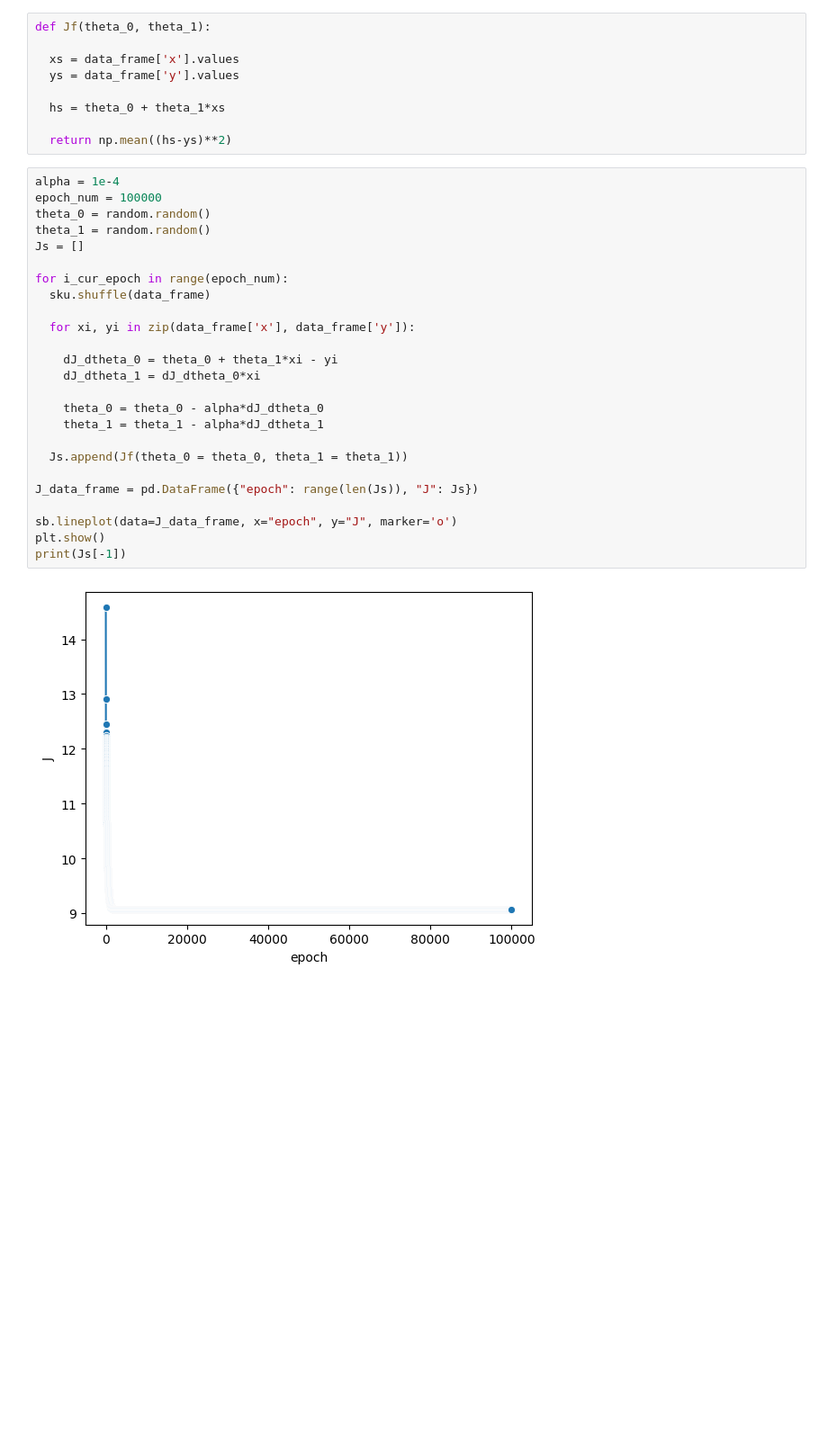
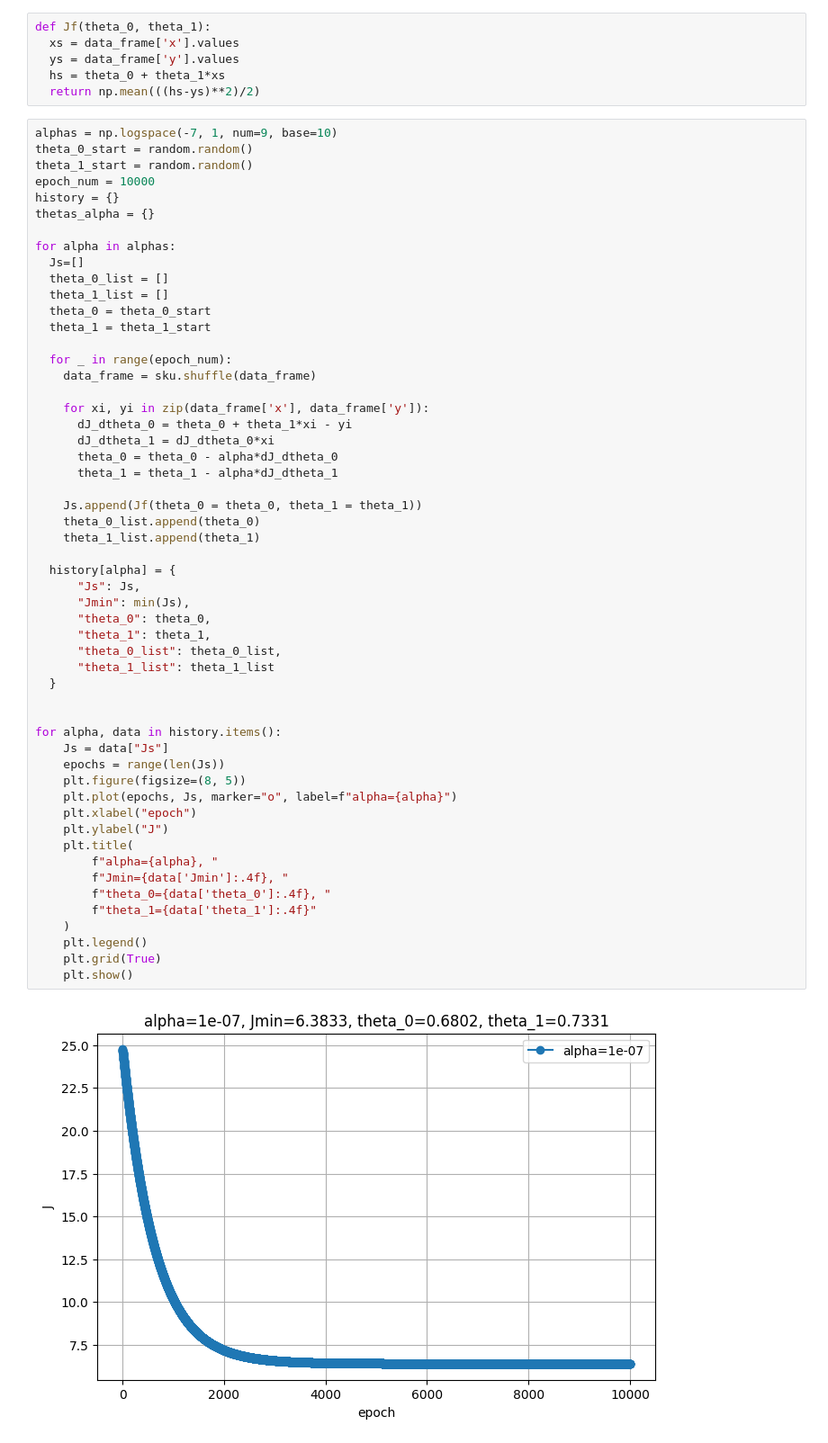
Before and after one commit to KachanVlg/ML-studying, a Jupyter notebook: ML_LR1.ipynb, the cells around one changed output. Shown: that part at 90% size. Saved outputs shown, nothing was run; the diff lists cells and outputs as text; blank space fills up the shorter version.

```diff
--- a/ML_LR1.ipynb
+++ b/ML_LR1.ipynb
@@ -34,37 +35,63 @@ plt.show()
 [figure]
 # %%
 def Jf(theta_0, theta_1):
-
   xs = data_frame['x'].values
   ys = data_frame['y'].values
-
   hs = theta_0 + theta_1*xs
-
-  return np.mean((hs-ys)**2)
+  return np.mean(((hs-ys)**2)/2)
 # %%
-alpha = 1e-4
-epoch_num = 100000
-theta_0 = random.random()
-theta_1 = random.random()
-Js = []
+alphas = np.logspace(-7, 1, num=9, base=10)
+theta_0_start = random.random()
+theta_1_start = random.random()
+epoch_num = 10000
+history = {}
+thetas_alpha = {}
 
-for i_cur_epoch in range(epoch_num):
-  sku.shuffle(data_frame)
+for alpha in alphas:
+  Js=[]
+  theta_0_list = []
+  theta_1_list = []
+  theta_0 = theta_0_start
+  theta_1 = theta_1_start
 
-  for xi, yi in zip(data_frame['x'], data_frame['y']):
+  for _ in range(epoch_num):
+    data_frame = sku.shuffle(data_frame)
 
-    dJ_dtheta_0 = theta_0 + theta_1*xi - yi
-    dJ_dtheta_1 = dJ_dtheta_0*xi
+    for xi, yi in zip(data_frame['x'], data_frame['y']):
+      dJ_dtheta_0 = theta_0 + theta_1*xi - yi
+      dJ_dtheta_1 = dJ_dtheta_0*xi
+      theta_0 = theta_0 - alpha*dJ_dtheta_0
+      theta_1 = theta_1 - alpha*dJ_dtheta_1
 
-    theta_0 = theta_0 - alpha*dJ_dtheta_0
-    theta_1 = theta_1 - alpha*dJ_dtheta_1
+    Js.append(Jf(theta_0 = theta_0, theta_1 = theta_1))
+    theta_0_list.append(theta_0)
+    theta_1_list.append(theta_1)
 
-  Js.append(Jf(theta_0 = theta_0, theta_1 = theta_1))
+  history[alpha] = {
+      "Js": Js,
+      "Jmin": min(Js),
+      "theta_0": theta_0,
+      "theta_1": theta_1,
+      "theta_0_list": theta_0_list,
+      "theta_1_list": theta_1_list
+  }
 
-J_data_frame = pd.DataFrame({"epoch": range(len(Js)), "J": Js})
 
-sb.lineplot(data=J_data_frame, x="epoch", y="J", marker='o')
-plt.show()
-print(Js[-1])
+for alpha, data in history.items():
+    Js = data["Js"]
+    epochs = range(len(Js))
+    plt.figure(figsize=(8, 5))
+    plt.plot(epochs, Js, marker="o", label=f"alpha={alpha}")
+    plt.xlabel("epoch")
+    plt.ylabel("J")
+    plt.title(
+        f"alpha={alpha}, "
+        f"Jmin={data['Jmin']:.4f}, "
+        f"theta_0={data['theta_0']:.4f}, "
+        f"theta_1={data['theta_1']:.4f}"
+    )
+    plt.legend()
+    plt.grid(True)
+    plt.show()
 # %% [output]
-[figure, old version]
+[figure, new version]
```
Also changed, not shown: parts of 4 cells of this notebook.
